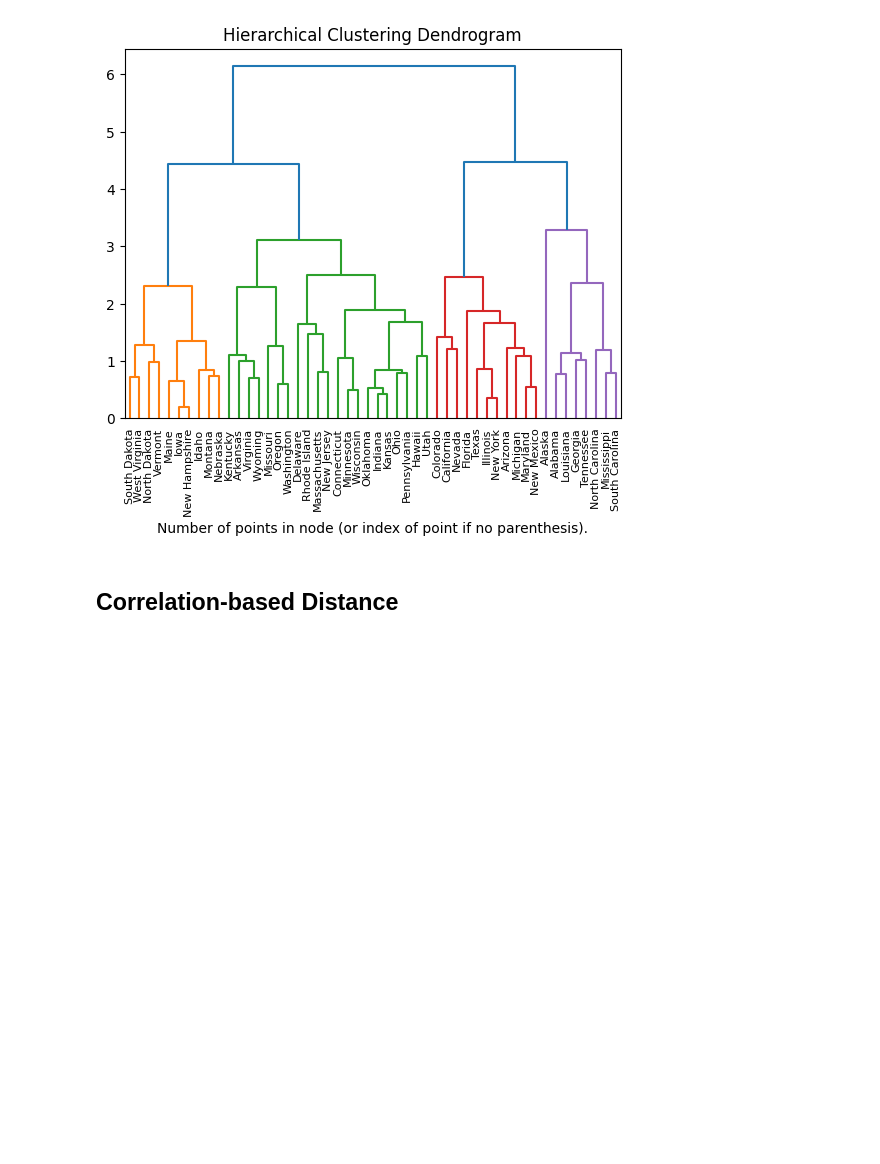
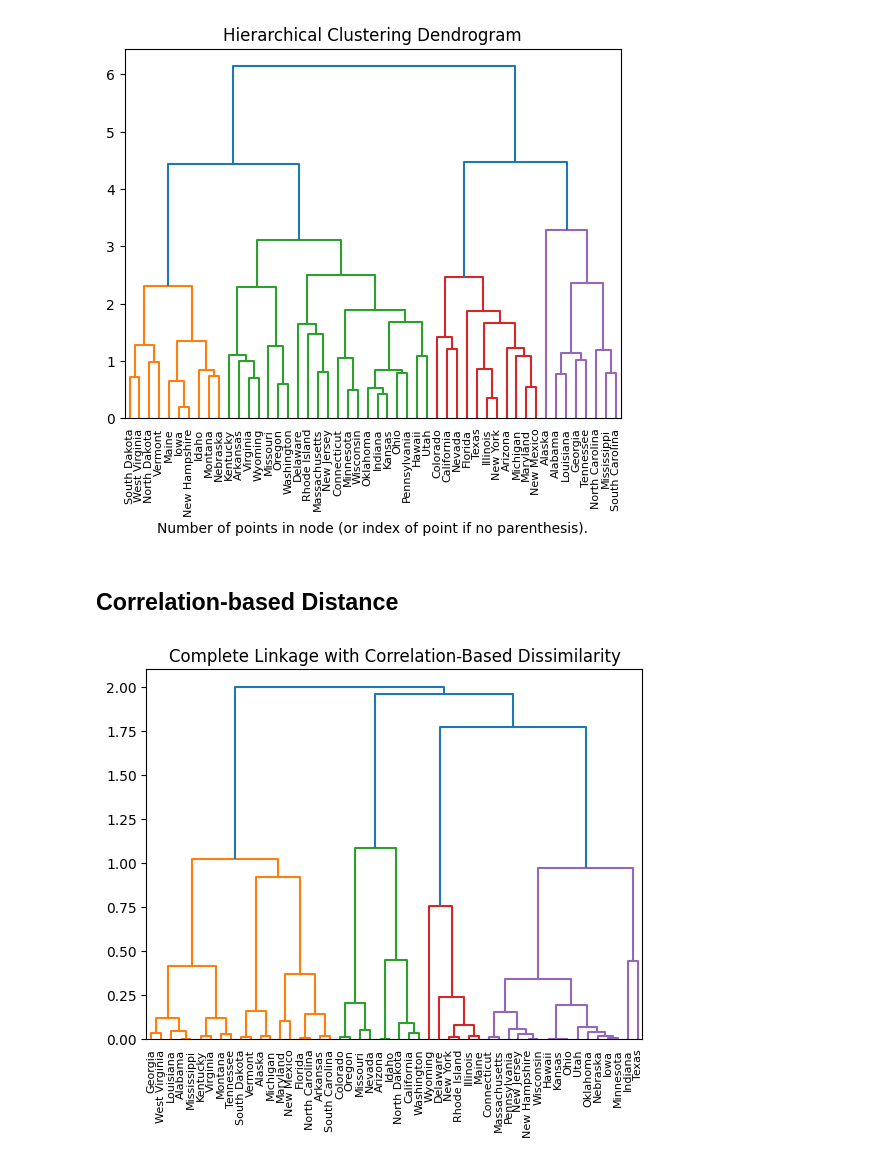
Before and after one commit to akp2003/Machine_Learning_Exercises, a Jupyter notebook: ML/HW4.ipynb, the cells around one changed output. Drawn from its saved outputs; the diff is of its cells as text; code cells hidden in the pictures; blank space fills up the shorter version.

```diff
--- a/ML/HW4.ipynb
+++ b/ML/HW4.ipynb
@@ -229,3 +229,13 @@ plot_dendrogram(clustering_st["agglomerativeclustering"], truncate_mode="level",
 [figure]
 # %% [markdown]
 ## Correlation-based Distance
+# %%
+from ISLP.cluster import compute_linkage
+corD = 1 - np.corrcoef(StandardScaler().fit_transform(USArrests))
+hc_cor = AgglomerativeClustering(linkage='complete',distance_threshold=0,n_clusters=None,metric='precomputed')
+hc_cor.fit(corD)
+linkage_cor = compute_linkage(hc_cor)
+dendrogram(linkage_cor, labels=USArrests.index)
+plt.title("Complete Linkage with Correlation-Based Dissimilarity");
+# %% [output]
+[figure, added]
```
Also changed, not shown: parts of 5 cells of this notebook, 1 other file.
